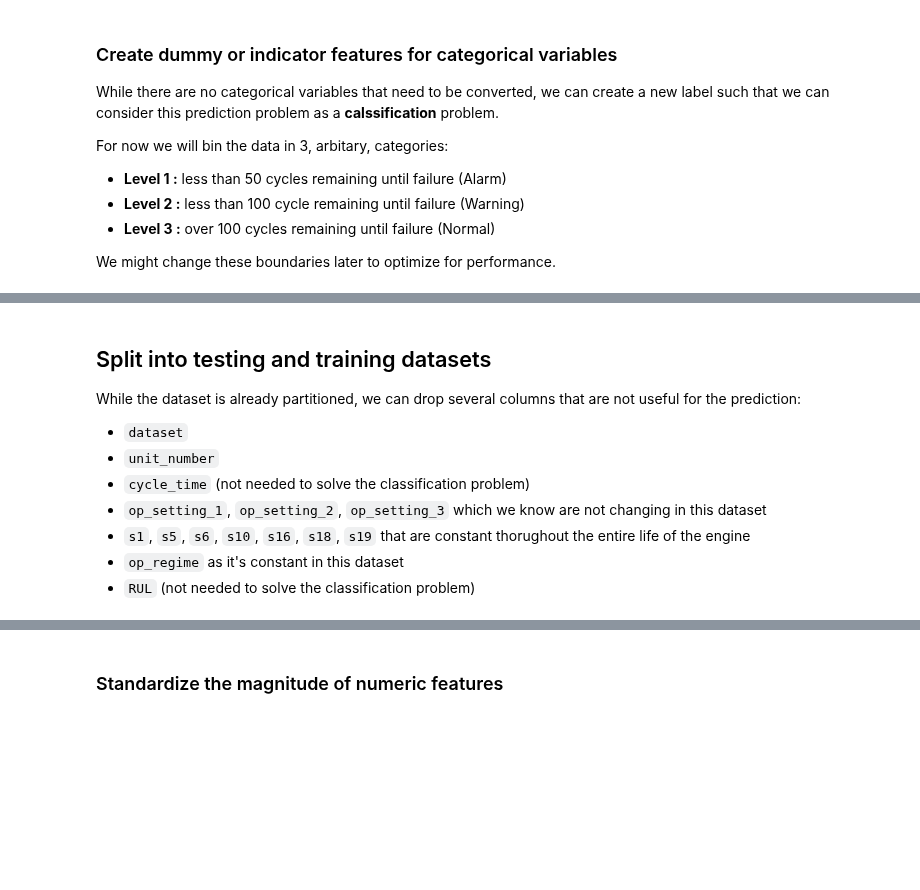
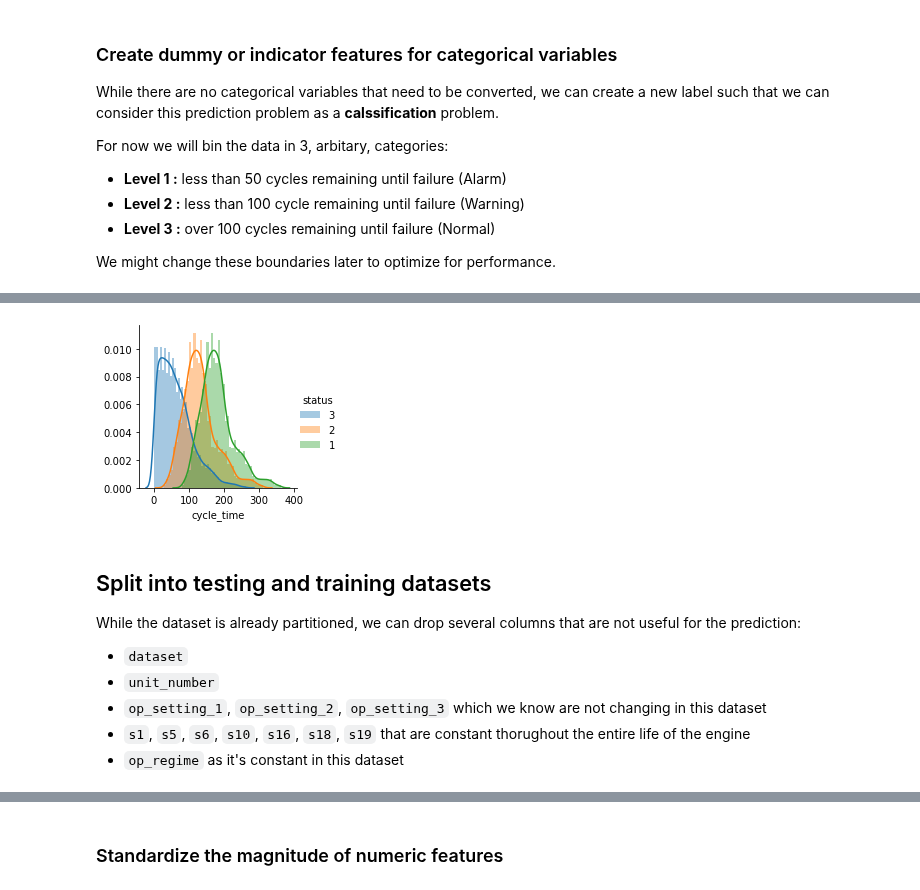
Before and after one commit to andrea-fantini/Predictive_Maintenance_Fanjet, a Jupyter notebook: notebooks/4 - Data Pre-processing.ipynb, the cells around one changed output, grey strips where cells are left out. Cells and saved outputs as stored; diff of their text form; code cells hidden in the pictures; blank space fills up the shorter version.

````diff
--- a/notebooks/4 - Data Pre-processing.ipynb
+++ b/notebooks/4 - Data Pre-processing.ipynb
@@ -63,3 +69,14 @@ test_df['status'] = pd.cut(train_df['RUL'],[-np.inf,first_boundary,second_bounda
+# %%
+def distplot_with_hue(data=None, x=None, hue=None, row=None, col=None, legend=True, **kwargs):
+    _, bins = np.histogram(data[x].dropna())
+    g = sns.FacetGrid(data, hue=hue, row=row, col=col)
+    g.map(sns.distplot, x, **kwargs)
+    if legend and (hue is not None) and (hue not in [x, row, col]):
+        g.add_legend(title=hue)
+# %%
+distplot_with_hue(data = train_df, hue='status',x='cycle_time')
+# %% [output]
+[figure, added]
 # %% [markdown]
 ## Split into testing and training datasets
 
@@ -67,9 +84,7 @@ test_df['status'] = pd.cut(train_df['RUL'],[-np.inf,first_boundary,second_bounda
 While the dataset is already partitioned, we can drop several columns that are not useful for the prediction:
 - ```dataset```
 - ```unit_number```
-- ```cycle_time``` (not needed to solve the classification problem)
 - ```op_setting_1```, ```op_setting_2```, ```op_setting_3``` which we know are not changing in this dataset
 - ```s1```, ```s5```, ```s6```, ```s10```, ```s16```, ```s18```, ```s19``` that are constant thorughout the entire life of the engine
 - ```op_regime``` as it's constant in this dataset
-- ```RUL``` (not needed to solve the classification problem)
 # %%
````
Also changed, not shown: parts of 3 cells of this notebook, 5 other files.
